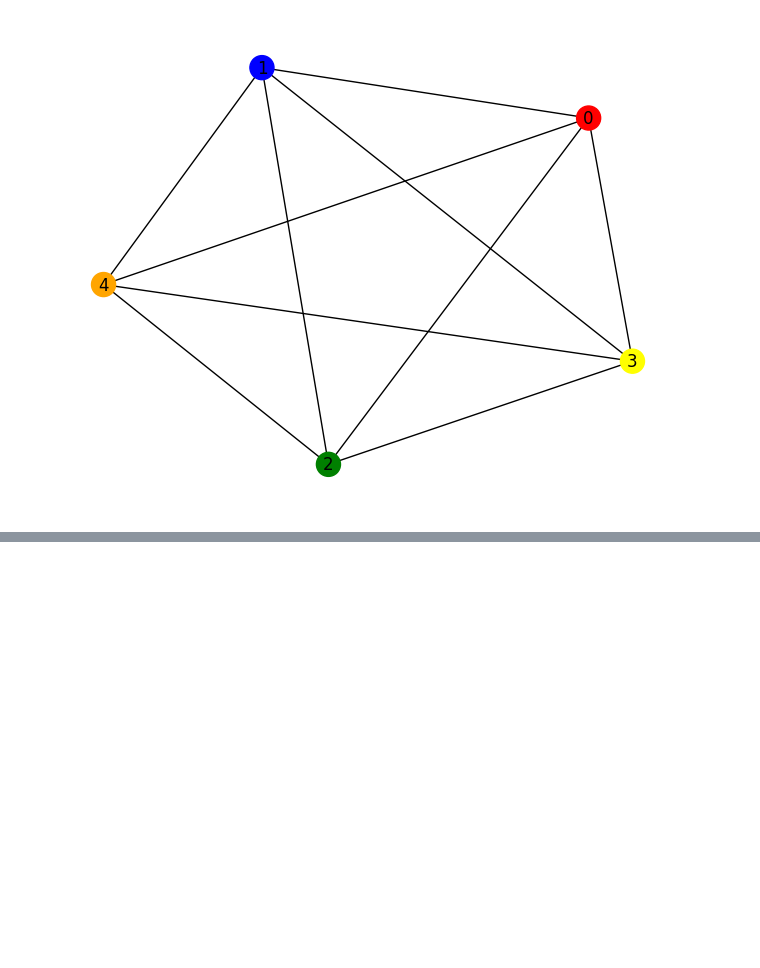
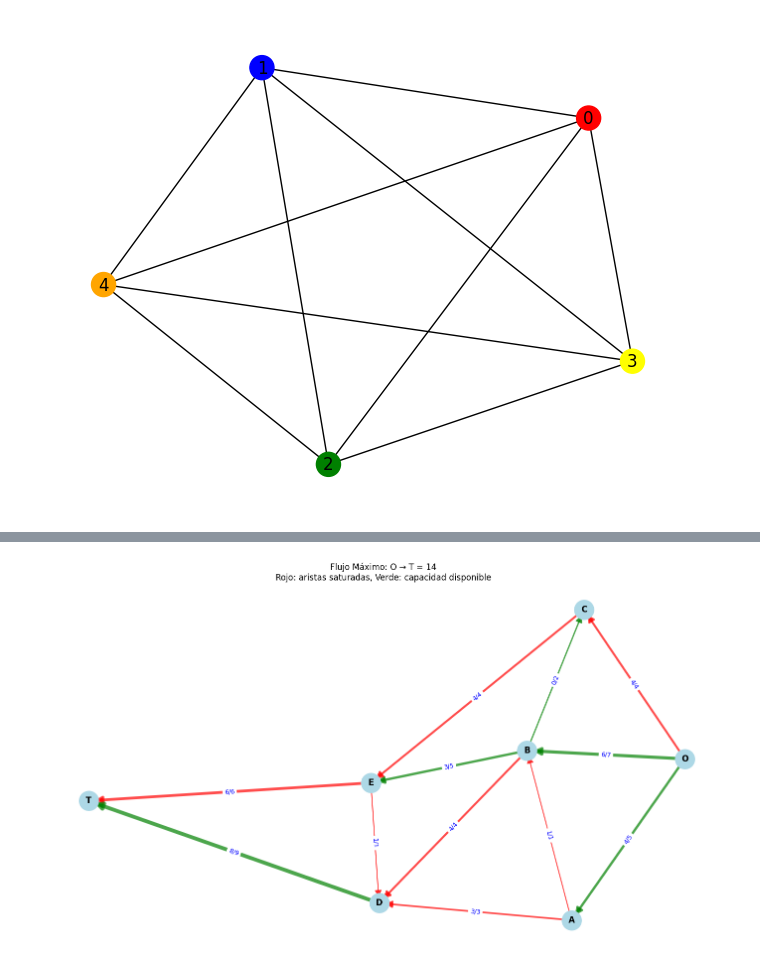
Before and after one commit to angelmorales2621-gif/Investigaci-n-de-operaciones-, a Jupyter notebook: Grafos.ipynb, the cells around one changed output, grey strips where cells are left out. Drawn from its saved outputs; the diff is of its cells as text; code cells hidden in the pictures; blank space fills up the shorter version.

```diff
--- a/Grafos.ipynb
+++ b/Grafos.ipynb
@@ -57,0 +168,71 @@ plt.show()
+# %%
+# Flujo máximo
+def visualizar_flujo_maximo(grafo, origen, destino):
+    """Visualiza el grafo de flujo con capacidades y flujos"""
+
+    # Calcular flujo máximo
+    valor_flujo, flujo_dict = nx.maximum_flow(grafo, origen, destino)
+
+    # Posiciones para visualización
+    pos = nx.spring_layout(grafo)
+
+    # Crear figura
+    plt.figure(figsize=(14, 8))
+
+    # Dibujar nodos
+    nx.draw_networkx_nodes(grafo, pos, node_size=800, node_color='lightblue')
+
+    # Dibujar aristas con grosor proporcional a la capacidad
+    for u, v, data in grafo.edges(data=True):
+        capacidad = data['capacity']
+        flujo_actual = flujo_dict[u][v]
+
+        # Grosor proporcional a la capacidad
+        width = capacidad / 2 + 1
+
+        # Definimos los colores rojo si está saturada, verde si aún tiene capacidad
+        color = 'red' if flujo_actual == capacidad else 'green'
+
+        nx.draw_networkx_edges(grafo, pos, edgelist=[(u, v)],
+                              width=width, edge_color=color, alpha=0.7,
+                              arrows=True, arrowsize=20)
+
+    # Etiquetas de nodos
+    nx.draw_networkx_labels(grafo, pos, font_size=12, font_weight='bold')
+
+    # Etiquetas de aristas (capacidad/flujo)
+    edge_labels = {}
+    for u, v, data in grafo.edges(data=True):
+        capacidad = data['capacity']
+        flujo_actual = flujo_dict[u][v]
+        edge_labels[(u, v)] = f"{flujo_actual}/{capacidad}"
+
+    nx.draw_networkx_edge_labels(grafo, pos, edge_labels=edge_labels,
+                                font_size=9, font_color='blue')
+
+    plt.title(f'Flujo Máximo: {origen} → {destino} = {valor_flujo}\n'
+              f'Rojo: aristas saturadas, Verde: capacidad disponible')
+    plt.axis('off')
+    plt.tight_layout()
+    plt.show()
+
+    return valor_flujo, flujo_dict
+
+
+G_visual = nx.DiGraph()
+G_visual.add_edge('O', 'A', capacity=5)
+G_visual.add_edge('O', 'B', capacity=7)
+G_visual.add_edge('O', 'C', capacity=4)
+G_visual.add_edge('A', 'B', capacity=1)
+G_visual.add_edge('B', 'C', capacity=2)
+G_visual.add_edge('C', 'E', capacity=4)
+G_visual.add_edge('A', 'D', capacity=3)
+G_visual.add_edge('B', 'D', capacity=4)
+G_visual.add_edge('B', 'E', capacity=5)
+G_visual.add_edge('E', 'D', capacity=1)
+G_visual.add_edge('D', 'T', capacity=9)
+G_visual.add_edge('E', 'T', capacity=6)
+
+valor_flujo, flujo_dict = visualizar_flujo_maximo(G_visual, 'O', 'T')
+# %% [output]
+[figure, added]
```
Also changed, not shown: parts of 2 cells of this notebook.
